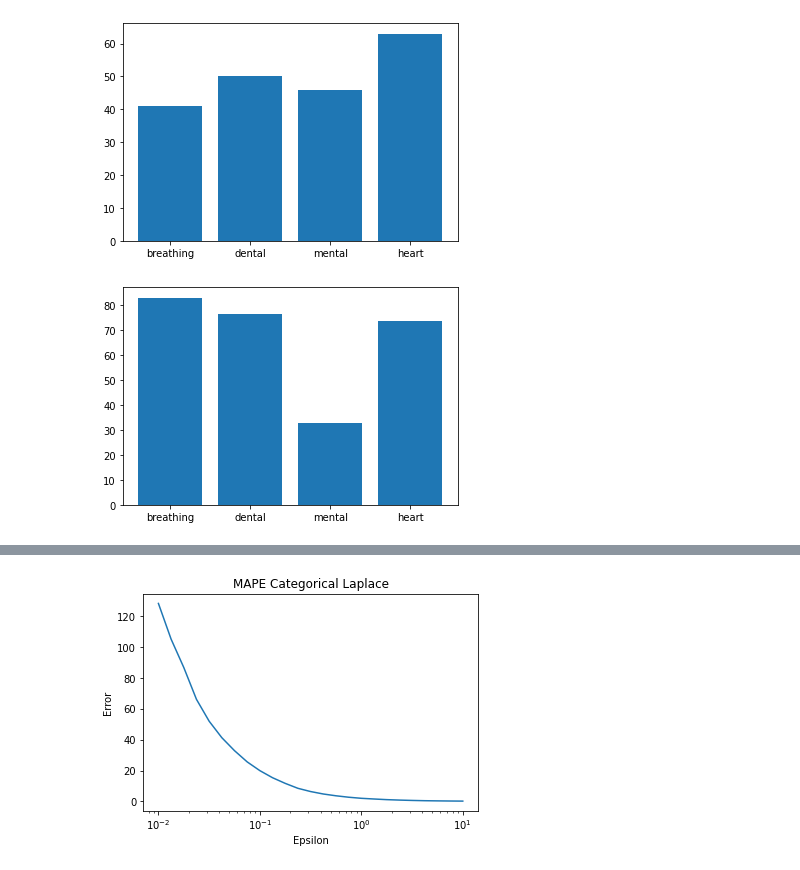
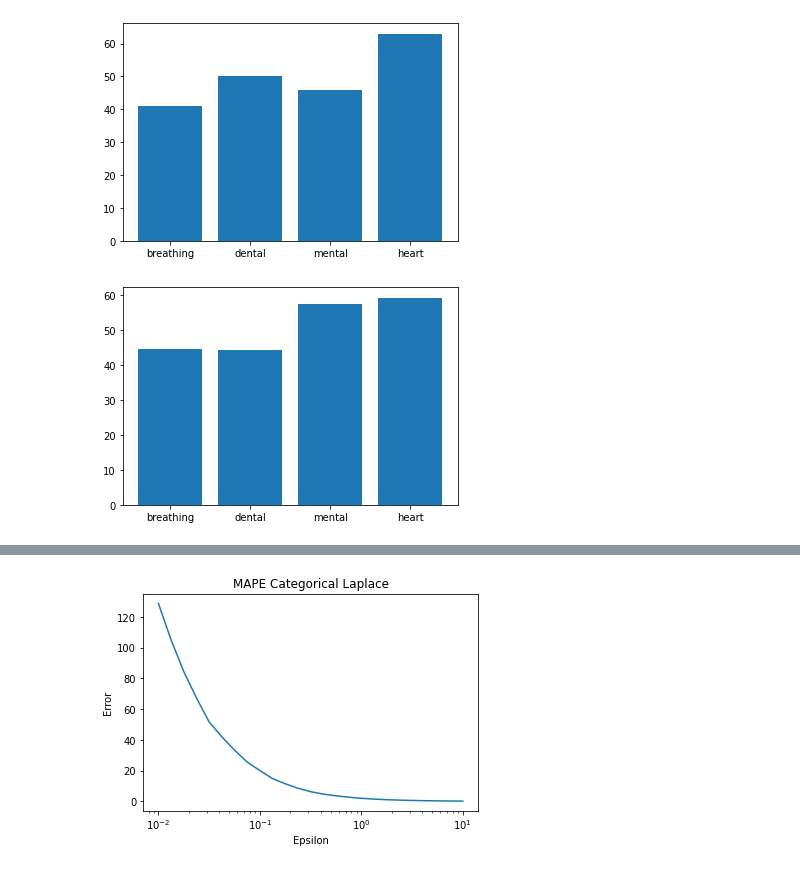
Before and after one commit to aleksandr-kataev/Privacy-Preserving-Algorithms, a Jupyter notebook: diffprivacyNoise.ipynb, the cells around one changed output, grey strips where cells are left out. Drawn from its saved outputs; the diff is of its cells as text; code cells hidden in the pictures.

```diff
--- a/diffprivacyNoise.ipynb
+++ b/diffprivacyNoise.ipynb
@@ -10,7 +10,7 @@ df = pd.read_csv("healthdata.csv")
 def laplaceMechanism(x, epsilon, upper_limit):
     not_in_range = True
     while (not_in_range):
-        private_val = x + np.random.laplace(0, 1/epsilon, 1)[0]
+        private_val = x + np.random.laplace(0, 1.0/epsilon, 1)[0]
         if (private_val > upper_limit):
             private_val = upper_limit
             not_in_range = False
@@ -131,13 +159,13 @@ plt.show()
 # %%
 private_problem_query = []
 for value in problem_query:
-    private_problem_query.append(gaussianMechanism(value, 0.1, 1/2000, 200))
+    private_problem_query.append(laplaceMechanism(value, 0.1, 200))
 
 plt.bar(x, height=private_problem_query)
 plt.xticks(x, ['breathing','dental','mental', 'heart'])
 plt.show()
 # %% [output]
-[figure, old version]
+[figure, new version]
 # %%
 laplace_categorical_rmse = []
 laplace_categorical_mape = []
```
Also changed, not shown: parts of 12 cells of this notebook.
